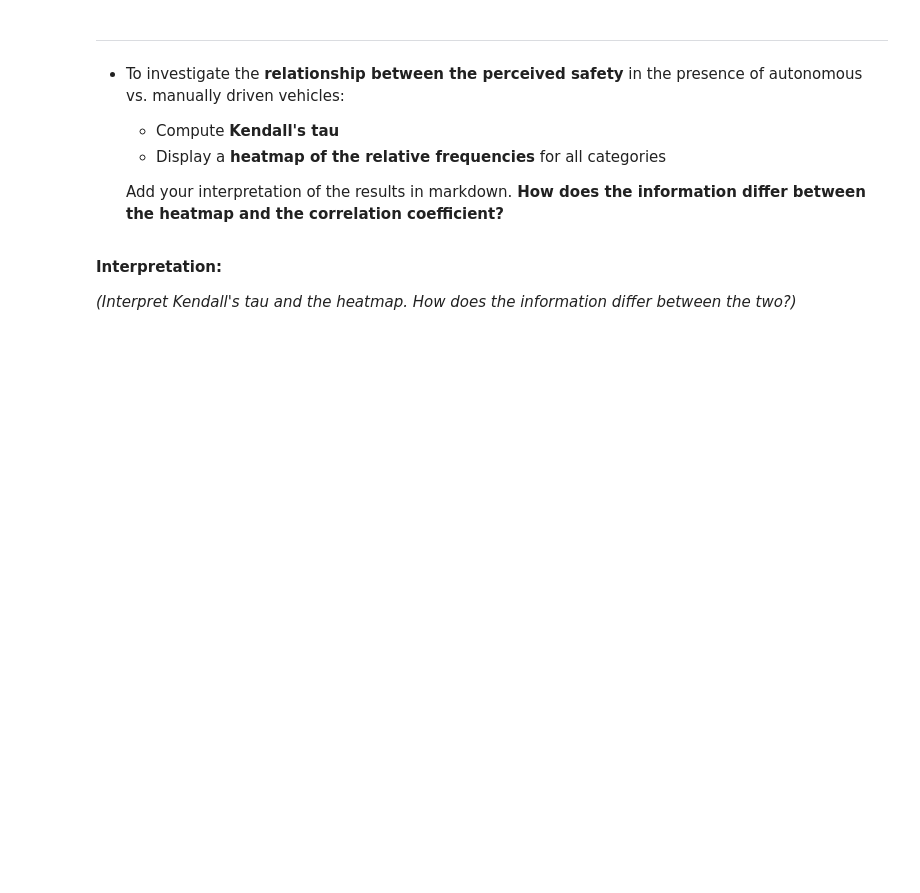
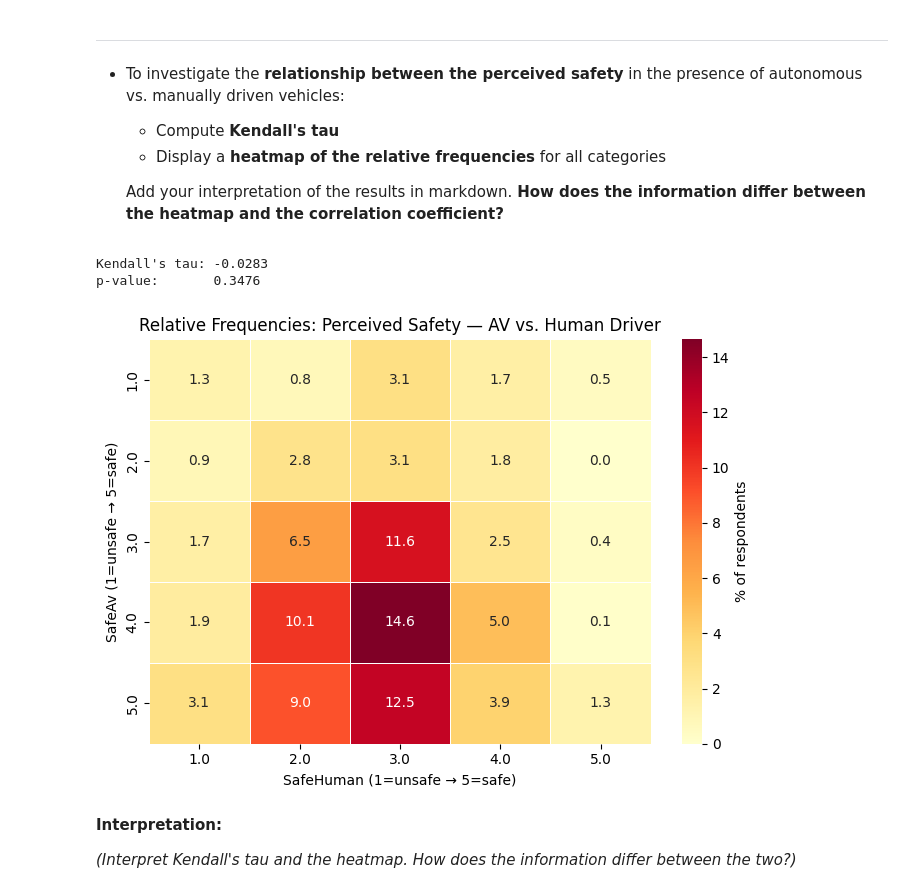
Before and after one commit to athi2210/DA-Lab-group, a Jupyter notebook: 04_tasks.ipynb, the cells around one changed output. Saved outputs shown, nothing was run; the diff lists cells and outputs as text; code cells hidden in the pictures; blank space fills up the shorter version.

```diff
--- a/04_tasks.ipynb
+++ b/04_tasks.ipynb
@@ -107,15 +118,39 @@ plt.show()
 
   Add your interpretation of the results in markdown. **How does the information differ between the heatmap and the correlation coefficient?**
 # %%
-# Compute Kendall's tau between SafeAv and SafeHuman
-# Hint: use scipy.stats.kendalltau
 from scipy import stats
+
+# Drop rows where either rating is missing
+df_safe = df_av[['SafeAv', 'SafeHuman']].dropna()
+
+tau, p_value = stats.kendalltau(df_safe['SafeAv'], df_safe['SafeHuman'])
+
+print(f"Kendall's tau: {tau:.4f}")
+print(f"p-value:       {p_value:.4f}")
+# %% [output]
+Kendall's tau: -0.0283
+p-value:       0.3476
 # %%
-# Compute a crosstab of SafeAv vs SafeHuman (all rating categories)
+# Crosstab of SafeAv vs SafeHuman
+safe_crosstab = pd.crosstab(
+    index=df_safe['SafeAv'],
+    columns=df_safe['SafeHuman'],
+    margins=False
+)
+safe_crosstab.index.name = 'SafeAv (1=unsafe → 5=safe)'
+safe_crosstab.columns.name = 'SafeHuman (1=unsafe → 5=safe)'
 
-# Convert to relative frequencies
+# Relative frequencies
+safe_rel = safe_crosstab.div(safe_crosstab.values.sum()) * 100
 
-# Display as a heatmap
+plt.figure(figsize=(7, 5))
+sns.heatmap(safe_rel, annot=True, fmt='.1f', cmap='YlOrRd',
+            linewidths=0.5, cbar_kws={'label': '% of respondents'})
+plt.title('Relative Frequencies: Perceived Safety — AV vs. Human Driver')
+plt.tight_layout()
+plt.show()
+# %% [output]
+[figure, added]
 # %% [markdown]
 **Interpretation:**
 
```
Also changed, not shown: parts of 4 cells of this notebook.
